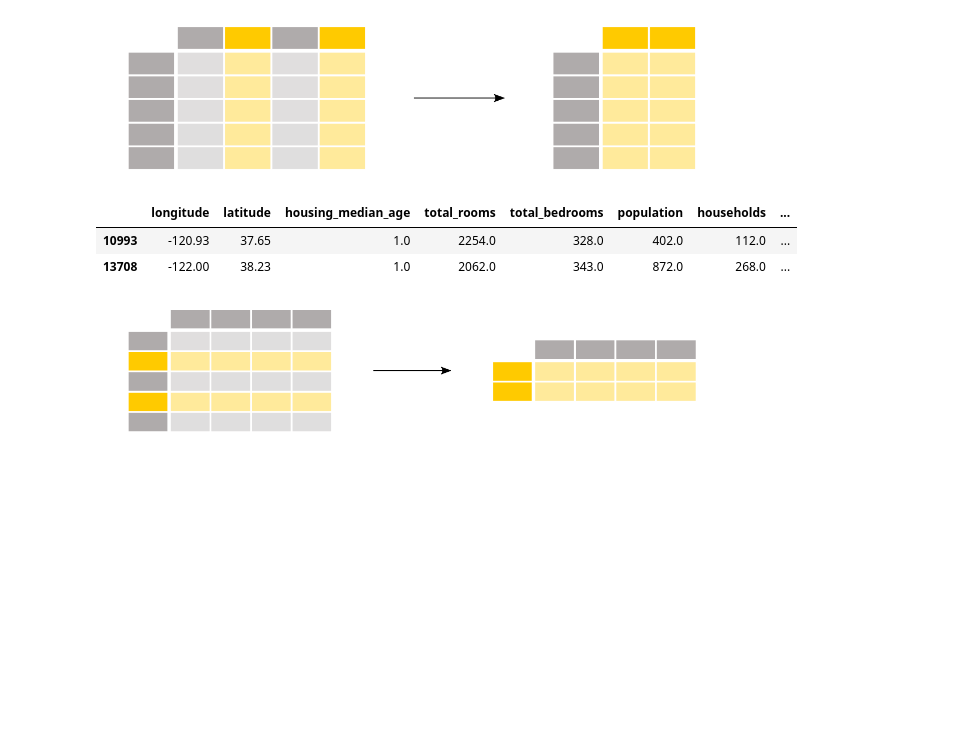
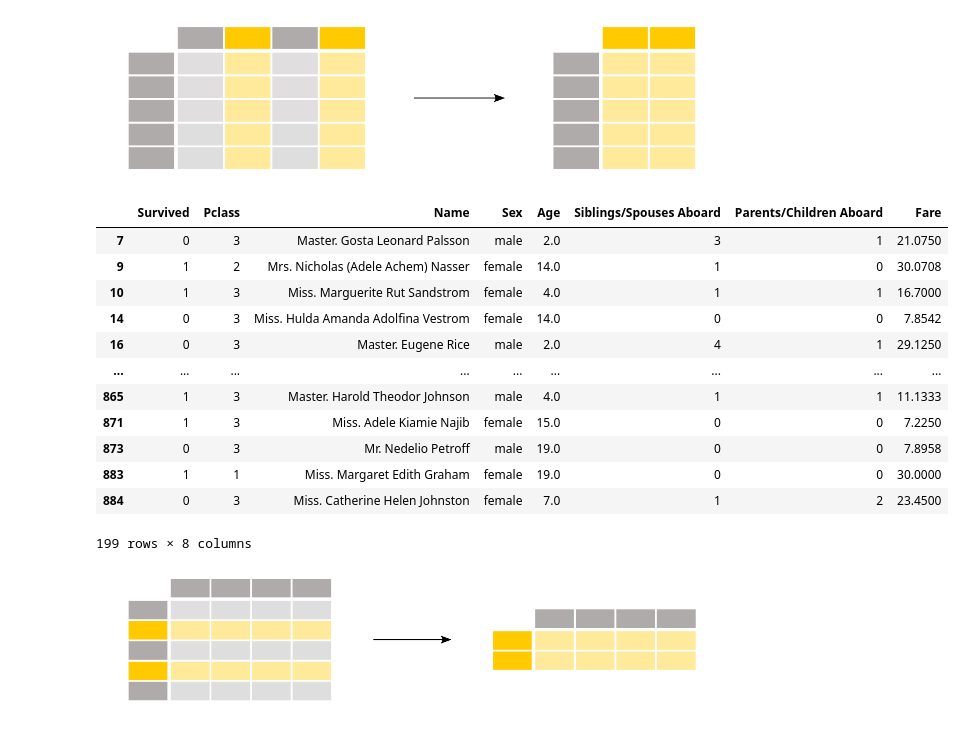
Before and after one commit to IvanKlimenko1988/Python, a Jupyter notebook: Seminars/Seminar_11/Home_work_11.ipynb, the cells around one changed output. Cells and saved outputs as stored; diff of their text form; code cells hidden in the pictures; blank space fills up the shorter version.

```diff
--- a/Seminars/Seminar_11/Home_work_11.ipynb
+++ b/Seminars/Seminar_11/Home_work_11.ipynb
@@ -196,11 +186,21 @@ df[['latitude', 'population']]
 # %%
 # Выбор определенного кол-ва рядов
 # Синтаксис df[df[col] !=|==|>|<| значение]
-df[df['housing_median_age'] < 2]
+df[df['Age'] < 20]
 # %% [output]
-|  | longitude | latitude | housing_median_age | total_rooms | total_bedrooms | population | households | ... |
-| 10993 | -120.93 | 37.65 | 1.0 | 2254.0 | 328.0 | 402.0 | 112.0 | ... |
-| 13708 | -122.00 | 38.23 | 1.0 | 2062.0 | 343.0 | 872.0 | 268.0 | ... |
+|  | Survived | Pclass | Name | Sex | Age | Siblings/Spouses Aboard | Parents/Children Aboard | Fare |
+| 7 | 0 | 3 | Master. Gosta Leonard Palsson | male | 2.0 | 3 | 1 | 21.0750 |
+| 9 | 1 | 2 | Mrs. Nicholas (Adele Achem) Nasser | female | 14.0 | 1 | 0 | 30.0708 |
+| 10 | 1 | 3 | Miss. Marguerite Rut Sandstrom | female | 4.0 | 1 | 1 | 16.7000 |
+| 14 | 0 | 3 | Miss. Hulda Amanda Adolfina Vestrom | female | 14.0 | 0 | 0 | 7.8542 |
+| 16 | 0 | 3 | Master. Eugene Rice | male | 2.0 | 4 | 1 | 29.1250 |
+| ... | ... | ... | ... | ... | ... | ... | ... | ... |
+| 865 | 1 | 3 | Master. Harold Theodor Johnson | male | 4.0 | 1 | 1 | 11.1333 |
+| 871 | 1 | 3 | Miss. Adele Kiamie Najib | female | 15.0 | 0 | 0 | 7.2250 |
+| 873 | 0 | 3 | Mr. Nedelio Petroff | male | 19.0 | 0 | 0 | 7.8958 |
+| 883 | 1 | 1 | Miss. Margaret Edith Graham | female | 19.0 | 0 | 0 | 30.0000 |
+| 884 | 0 | 3 | Miss. Catherine Helen Johnston | female | 7.0 | 1 | 2 | 23.4500 |
+199 rows × 8 columns
 # %% [markdown]
 ![image.png](embedded-picture-1)
 # %%
```
Also changed, not shown: parts of 23 cells of this notebook.
